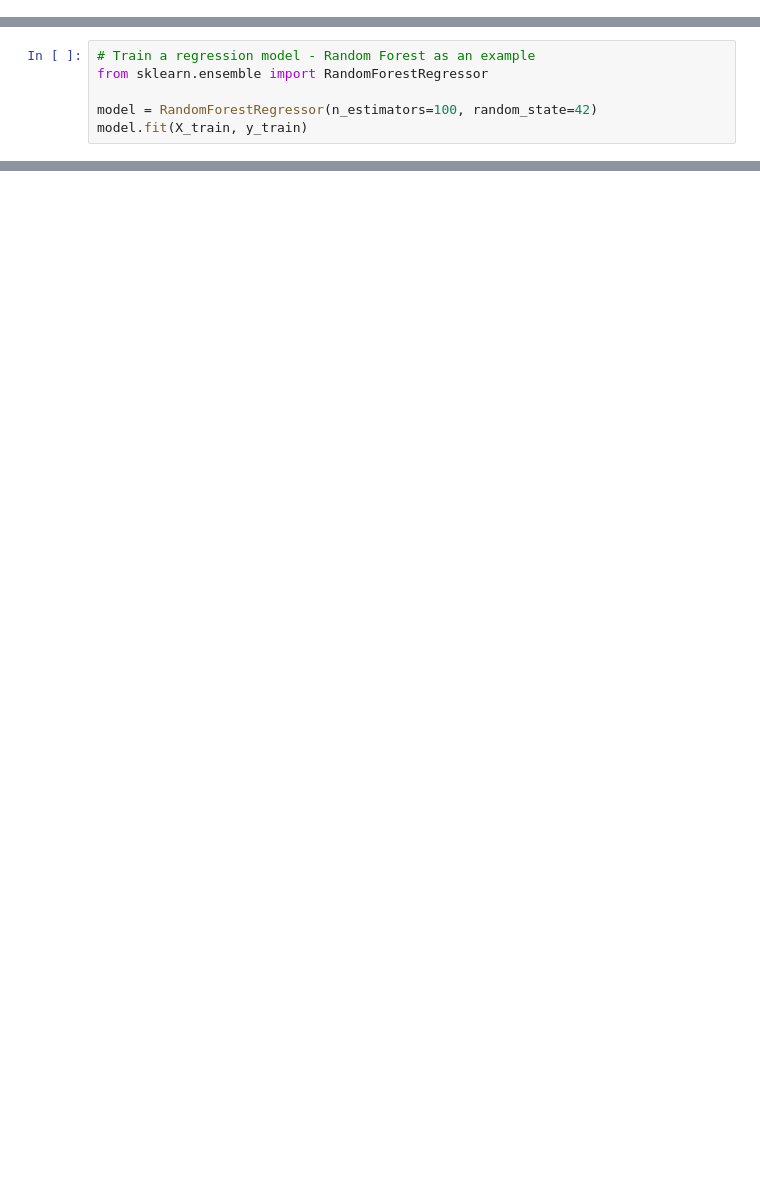
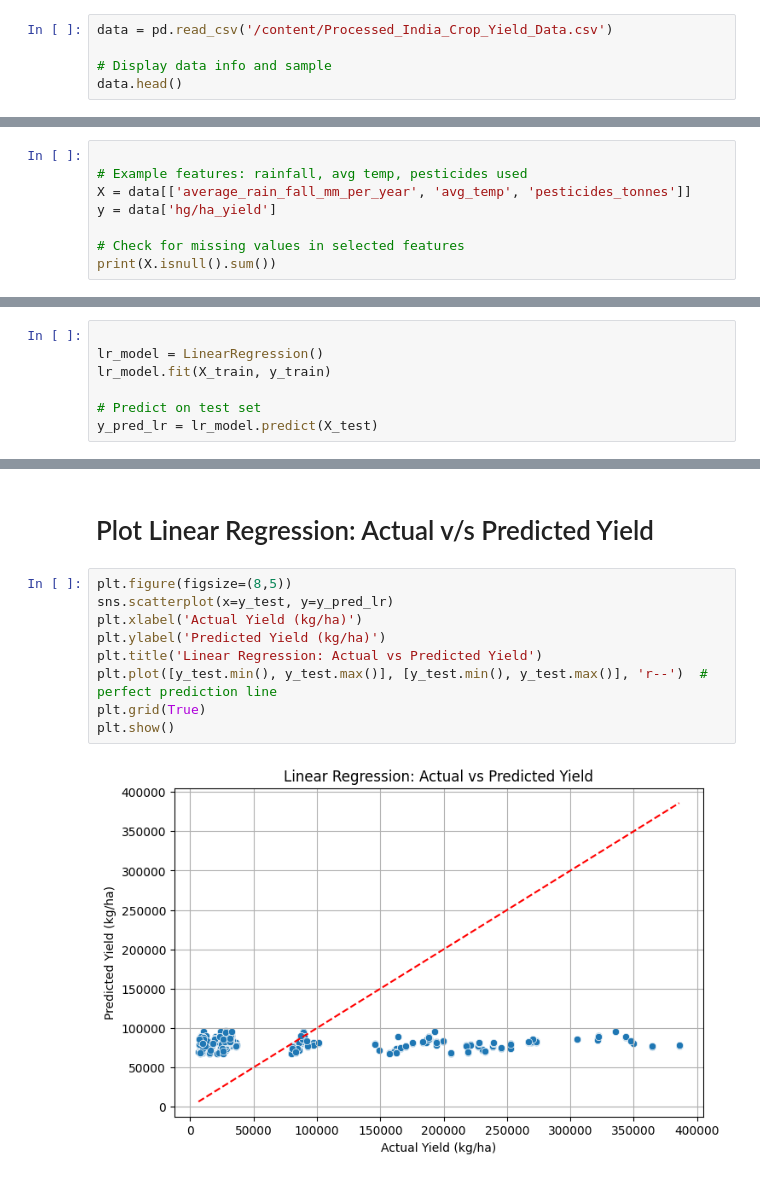
Before and after one commit to dhyan2815/Crop-Yield-Prediction, a Jupyter notebook: notebook/model_training.ipynb, the cells around one changed output, grey strips where cells are left out. Drawn from its saved outputs; the diff is of its cells as text; blank space fills up the shorter version.

Commit message:
Fix: Work On new Dataset Processing, Feature engineering and Model Training

```diff
--- a/notebook/model_training.ipynb
+++ b/notebook/model_training.ipynb
@@ -49,0 +14,5 @@ y = df['yield']
+# %%
+data = pd.read_csv('/content/Processed_India_Crop_Yield_Data.csv')
+
+# Display data info and sample
+data.head()
@@ -49,0 +28,8 @@ y = df['yield']
+# %%
+
+# Example features: rainfall, avg temp, pesticides used
+X = data[['average_rain_fall_mm_per_year', 'avg_temp', 'pesticides_tonnes']]
+y = data['hg/ha_yield']
+
+# Check for missing values in selected features
+print(X.isnull().sum())
@@ -55,6 +51,0 @@ X_train, X_test, y_train, y_test = train_test_split(X, y, test_size=0.2, random_
-# %%
-# Train a regression model - Random Forest as an example
-from sklearn.ensemble import RandomForestRegressor
-
-model = RandomForestRegressor(n_estimators=100, random_state=42)
-model.fit(X_train, y_train)
@@ -73,0 +54,7 @@ joblib.dump(model, '../models/crop_yield_model.pkl')
+# %%
+
+lr_model = LinearRegression()
+lr_model.fit(X_train, y_train)
+
+# Predict on test set
+y_pred_lr = lr_model.predict(X_test)
@@ -73,0 +98,13 @@ joblib.dump(model, '../models/crop_yield_model.pkl')
+# %% [markdown]
+# Plot Linear Regression: Actual v/s Predicted Yield
+# %%
+plt.figure(figsize=(8,5))
+sns.scatterplot(x=y_test, y=y_pred_lr)
+plt.xlabel('Actual Yield (kg/ha)')
+plt.ylabel('Predicted Yield (kg/ha)')
+plt.title('Linear Regression: Actual vs Predicted Yield')
+plt.plot([y_test.min(), y_test.max()], [y_test.min(), y_test.max()], 'r--')  # perfect prediction line
+plt.grid(True)
+plt.show()
+# %% [output]
+[figure, added]
```
Also changed, not shown: parts of 25 cells of this notebook, 7 other files.
